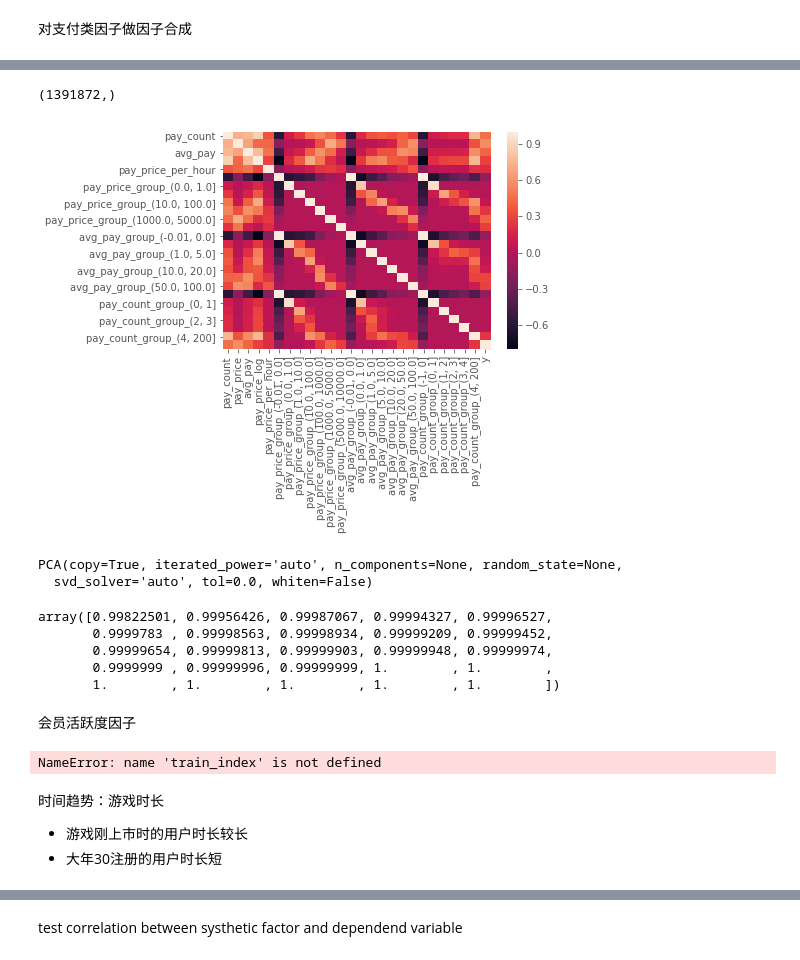
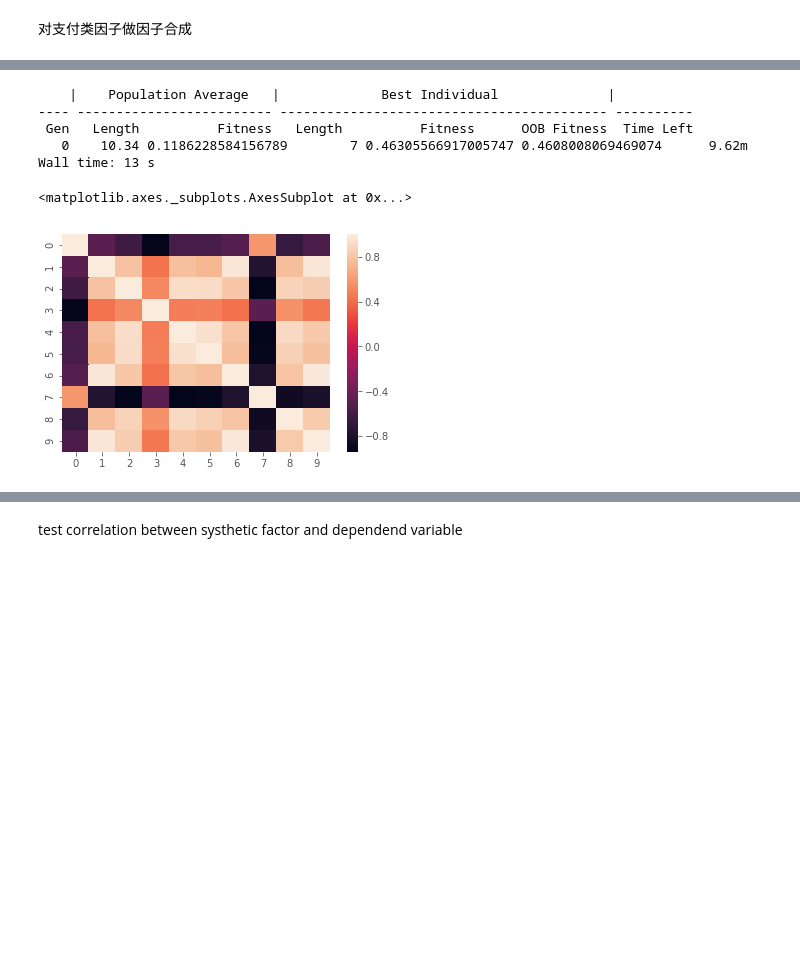
Before and after one commit to brightgems/pkdata, a Jupyter notebook: tap4fun/notebooks/predict_pay_user.ipynb, the cells around one changed output, grey strips where cells are left out. Cells and saved outputs as stored; diff of their text form; code cells hidden in the pictures; blank space fills up the shorter version.

```diff
--- a/tap4fun/notebooks/predict_pay_user.ipynb
+++ b/tap4fun/notebooks/predict_pay_user.ipynb
@@ -66,3 +138,0 @@ X.shape
-# %%
-y = pd.read_hdf('tmp/data_train.h5','y',memory_map=True)
-y=y.reset_index(drop=True)
@@ -115,6 +195,5 @@ def compress_dtypes(df_train):
     return df_train
 # %%
 X = compress_dtypes(X)
-X.loc[X['holiday']==65535,'holiday']=1
 # %% [markdown]
 由于前7日的非活跃用户几乎不可能付费，模型输入把这部分数据排除
@@ -125,6 +200,6 @@ test_index = X_test.is_active_user==1
 # %%
-X= X[X.is_active_user==1]
-y= y[X.index]
+X= X[X.pay_price>0]
+y= y.loc[X.index]
 y_log = np.log(y.values.ravel()+1)
 print("row count exclude inactive users:%d"%X.shape[0])
 # %% [output]
@@ -189,40 +239,29 @@ pay_cols
-# %%
-y[train_index].shape
-# %% [output]
-(1391872,)
+# %%
+%%time
+from gplearn.genetic import SymbolicRegressor, SymbolicTransformer
+
+function_set = ['add', 'sub', 'mul', 'div',
+                'sqrt', 'log', 'abs', 'neg', 'inv',
+                'max', 'min']
+gp_size = 10
+sreg = SymbolicTransformer(population_size=5000,n_components=gp_size,
+                           generations=50, stopping_criteria=0.01,
+                           function_set=function_set,
+                           p_crossover=0.6, p_subtree_mutation=0.1,
+                           p_hoist_mutation=0.2, p_point_mutation=0.1,
+                           max_samples=0.9, verbose=1, n_jobs= 8,
+                           parsimony_coefficient=0.01)
+sreg.fit(X,y)
+# %% [output]
+    |    Population Average   |             Best Individual              |
+---- ------------------------- ------------------------------------------ ----------
+ Gen   Length          Fitness   Length          Fitness      OOB Fitness  Time Left
+   0    10.34 0.1186228584156789        7 0.46305566917005747 0.4608008069469074      9.62m
+Wall time: 13 s
 # %%
-pay_corr = X.loc[train_index,pay_cols].assign(y=y[train_index]).corr()
-sns.heatmap(pay_corr);
+gp_features =sreg.transform(X)
+gp_corr =pd.DataFrame(gp_features).assign(y=y).corr('spearman')
+sns.heatmap(gp_corr)
 # %% [output]
+<matplotlib.axes._subplots.AxesSubplot at 0x...>
-[figure, old version]
+[figure, new version]
-# %%
-from sklearn.decomposition import PCA
-cat_vars = X.loc[:,pay_cols].select_dtypes(['category']).columns
-pca = PCA()
-pca.fit( X.loc[:,pay_cols])
-# %% [output]
-PCA(copy=True, iterated_power='auto', n_components=None, random_state=None,
-  svd_solver='auto', tol=0.0, whiten=False)
-# %%
-np.cumsum(pca.explained_variance_ratio_)
-# %% [output]
-array([0.99822501, 0.99956426, 0.99987067, 0.99994327, 0.99996527,
-       0.9999783 , 0.99998563, 0.99998934, 0.99999209, 0.99999452,
-       0.99999654, 0.99999813, 0.99999903, 0.99999948, 0.99999974,
-       0.9999999 , 0.99999996, 0.99999999, 1.        , 1.        ,
-       1.        , 1.        , 1.        , 1.        , 1.        ])
-# %% [markdown]
-会员活跃度因子
-# %%
-X['avg_online_minutes_log10'] = np.log10(X['avg_online_minutes']+1)
-
-active_cols= list(filter(lambda x: 'avg_online' in x, X.columns))
-active_cols = active_cols[3:-2]
-active_corr = X.loc[train_index,active_cols].assign(y=y[train_index]).corr()
-sns.heatmap(active_corr);
-# %% [output]
-NameError: name 'train_index' is not defined
-# %% [markdown]
-时间趋势：游戏时长
-- 游戏刚上市时的用户时长较长
-- 大年30注册的用户时长短
```
Also changed, not shown: parts of 66 cells of this notebook, 14 other files.
